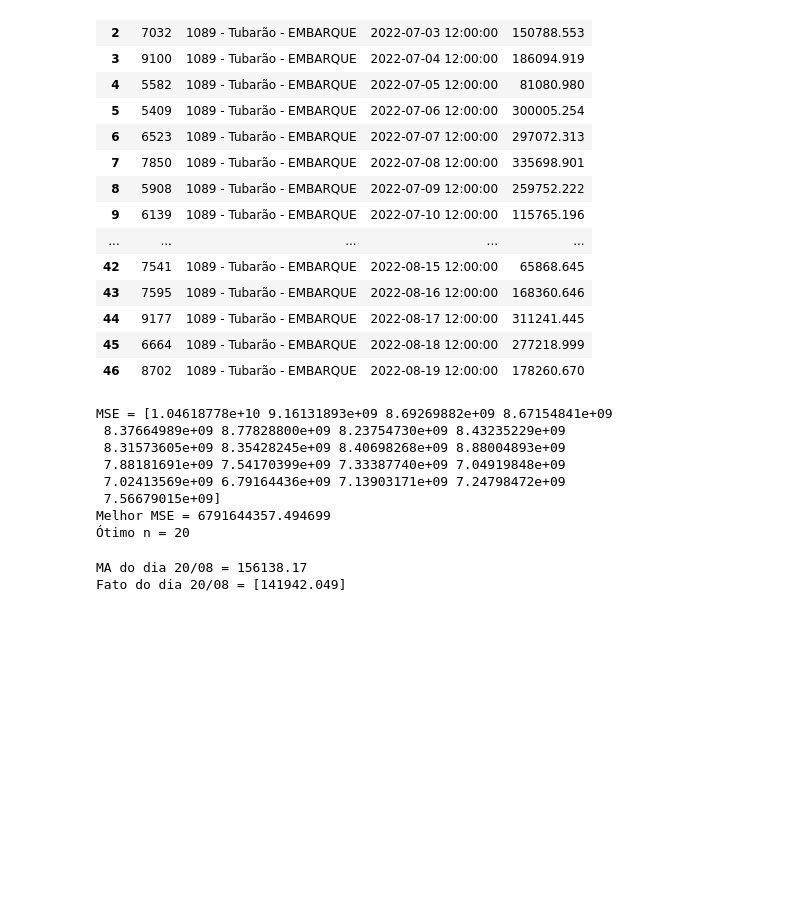
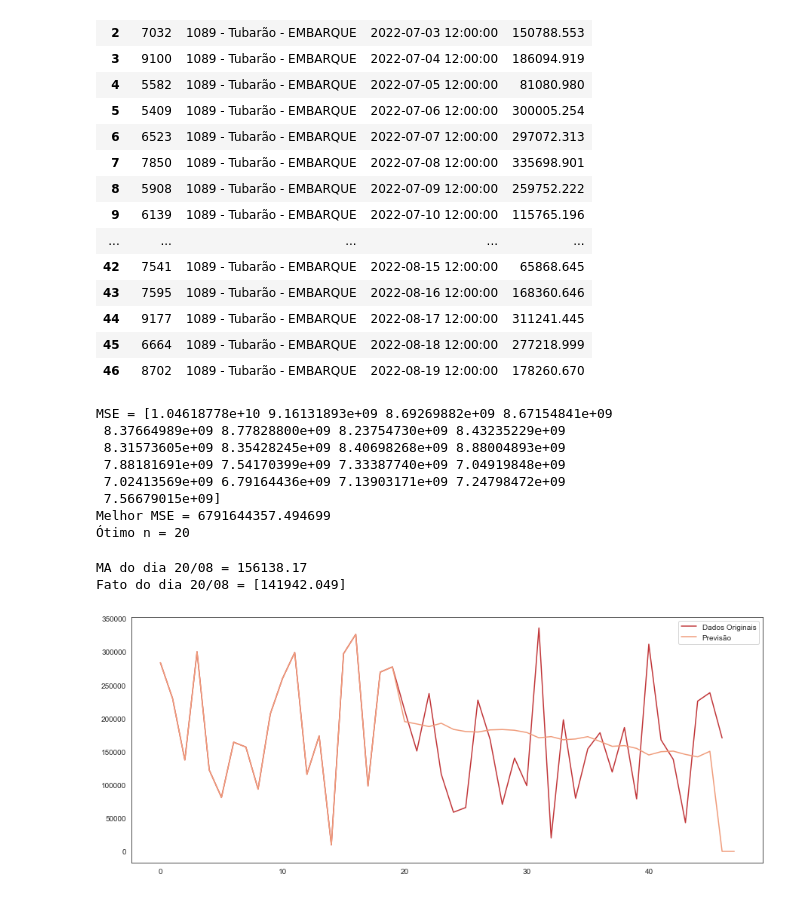
Before and after one commit to mpraes/time_series, a Jupyter notebook: time_series.ipynb, the cells around one changed output. Cells and saved outputs as stored; diff of their text form; code cells hidden in the pictures; blank space fills up the shorter version.

```diff
--- a/time_series.ipynb
+++ b/time_series.ipynb
@@ -117,3 +117,15 @@ print("Fato do dia 20/08 = %s" % df_5['VALOR'].values)
 # %% [output]
 MA do dia 20/08 = 156138.17
 Fato do dia 20/08 = [141942.049]
+# %%
+forecast = np.zeros(len(db)+ 1)
+for i in range(0, optimal_n):
+    forecast[i] = db[i][0]
+for i in range(0, len(db) - optimal_n - 1):
+    forecast[i+optimal_n] = np.mean(db[:,0][i:i+optimal_n])
+plt.plot(db[:,0], label='Dados Originais')
+plt.plot(forecast, label='Previsão')
+plt.legend()
+plt.show()
+# %% [output]
+[figure, added]
```
Also changed, not shown: parts of 1 cell of this notebook.
